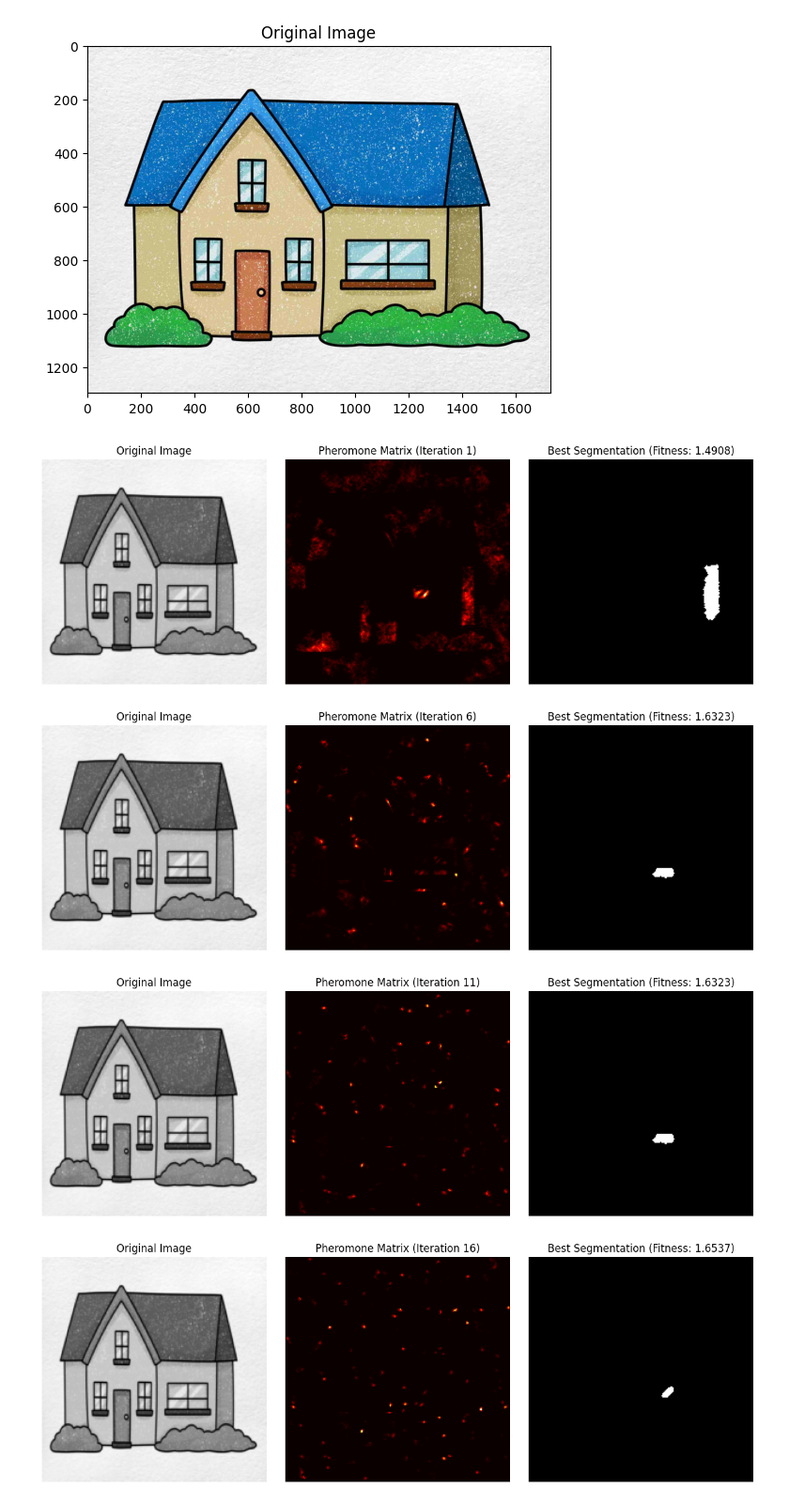
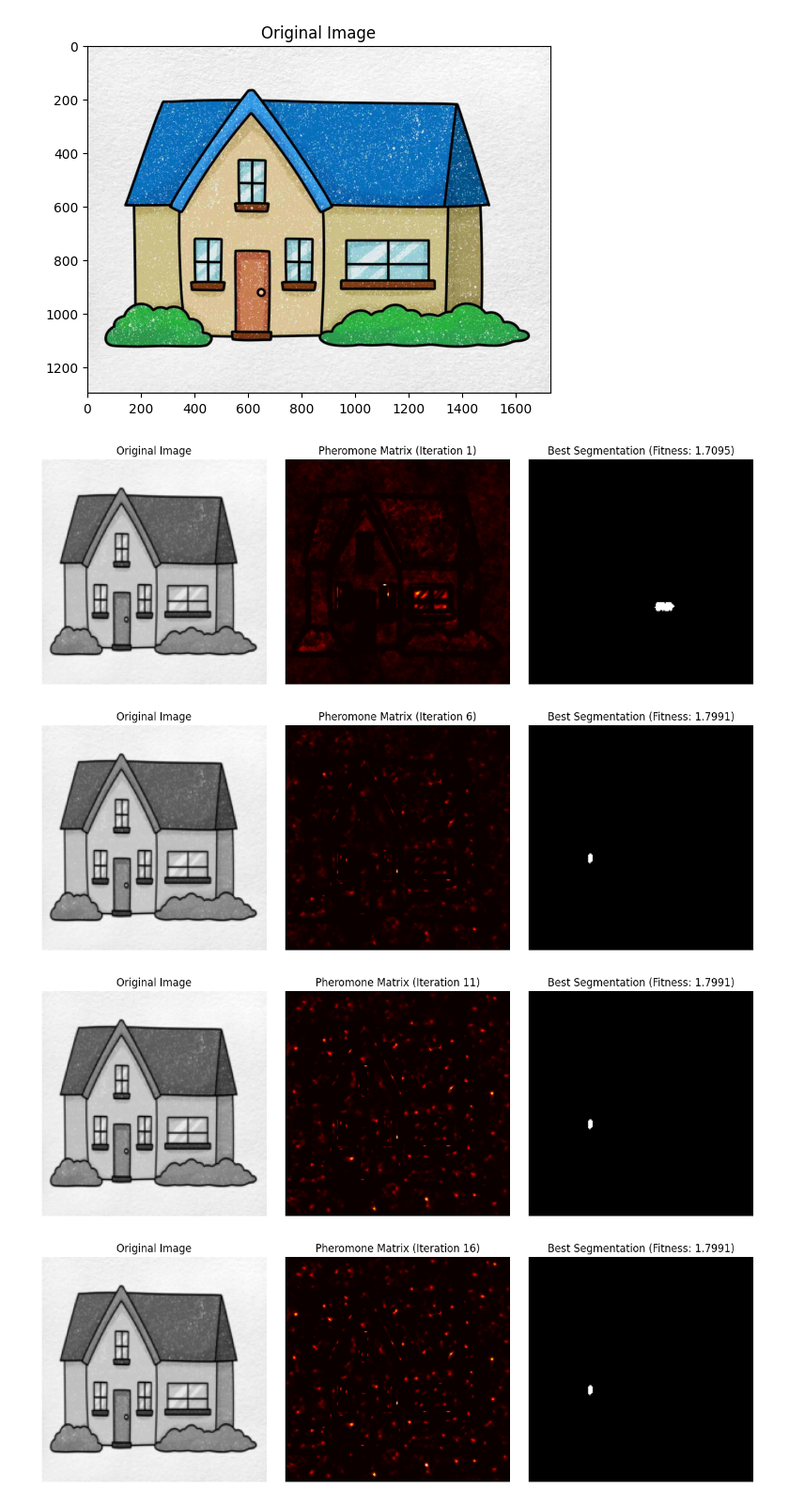
Before and after one commit to cherryyypham/imseg-ACO, a Jupyter notebook: imseg-ACO.ipynb, the cells around one changed output. Shown at 94% size. Cells and saved outputs as stored; diff of their text form; code cells hidden in the pictures.

```diff
--- a/imseg-ACO.ipynb
+++ b/imseg-ACO.ipynb
@@ -303,16 +303,16 @@ plt.show()
 # %%
 segmentation = run_aco_segmentation(
     url,
     resize=(200, 200),
-    ants=20,
+    ants=200,
     iterations=30,
-    alpha=1.0,
-    beta=2.0,
-    p=0.3,
-    q=100.0
+    alpha=0.8,
+    beta=3.0,
+    p=0.005,
+    q=200.0
 )
 # %% [output]
-[figure, old version]
+[figure, new version]
-[figure, old version]
+[figure, new version]
-[figure, old version]
+[figure, new version]
-[figure, old version]
+[figure, new version]
```
Also changed, not shown: parts of 1 cell of this notebook, 3 other files.
